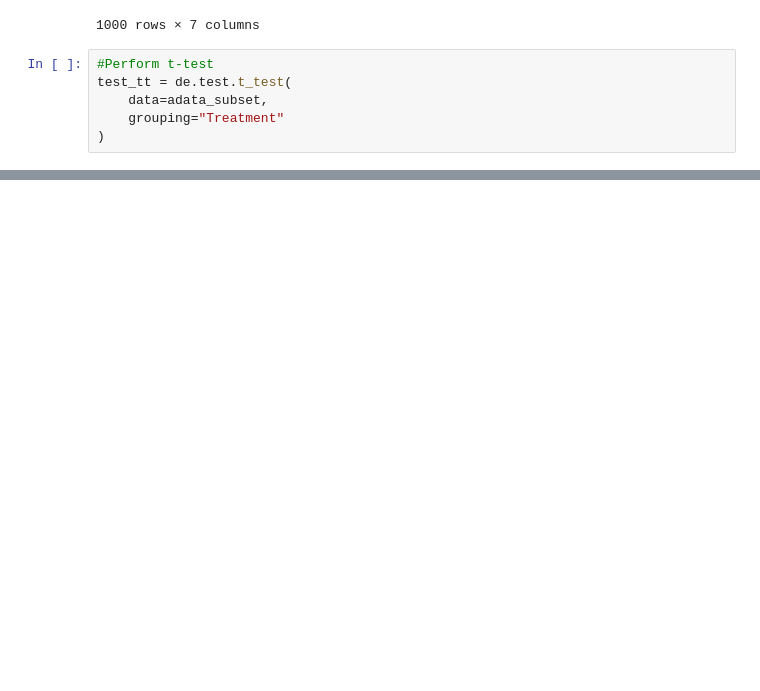
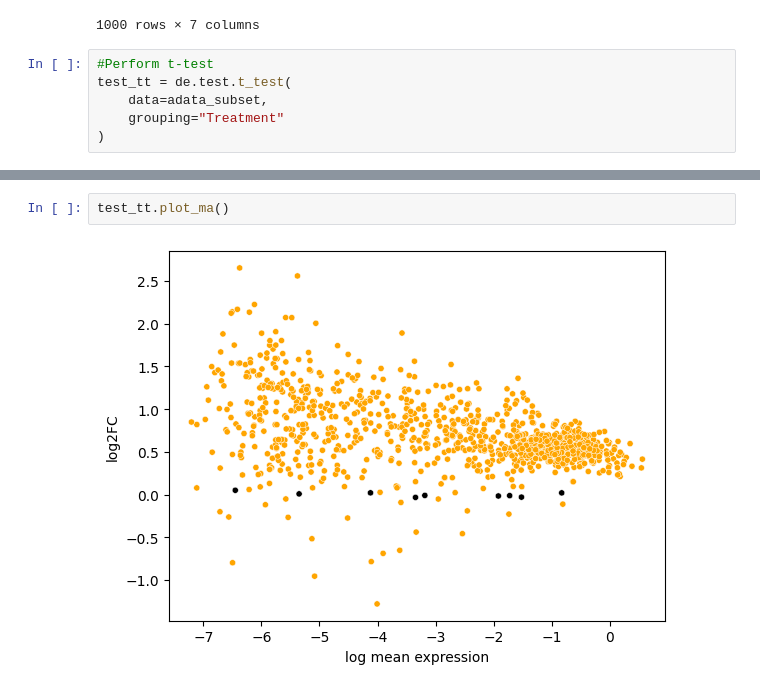
Before and after one commit to Droslj/scATAC-seq-complete-, a Jupyter notebook: scATAC_seq_(2)_DA_diffxpy.ipynb, the cells around one changed output, grey strips where cells are left out. Drawn from its saved outputs; the diff is of its cells as text; blank space fills up the shorter version.

```diff
--- a/scATAC_seq_(2)_DA_diffxpy.ipynb
+++ b/scATAC_seq_(2)_DA_diffxpy.ipynb
@@ -337,0 +366,4 @@ test_tt = de.test.t_test(
+# %%
+test_tt.plot_ma()
+# %% [output]
+[figure, added]
```
Also changed, not shown: parts of 3 cells of this notebook.
